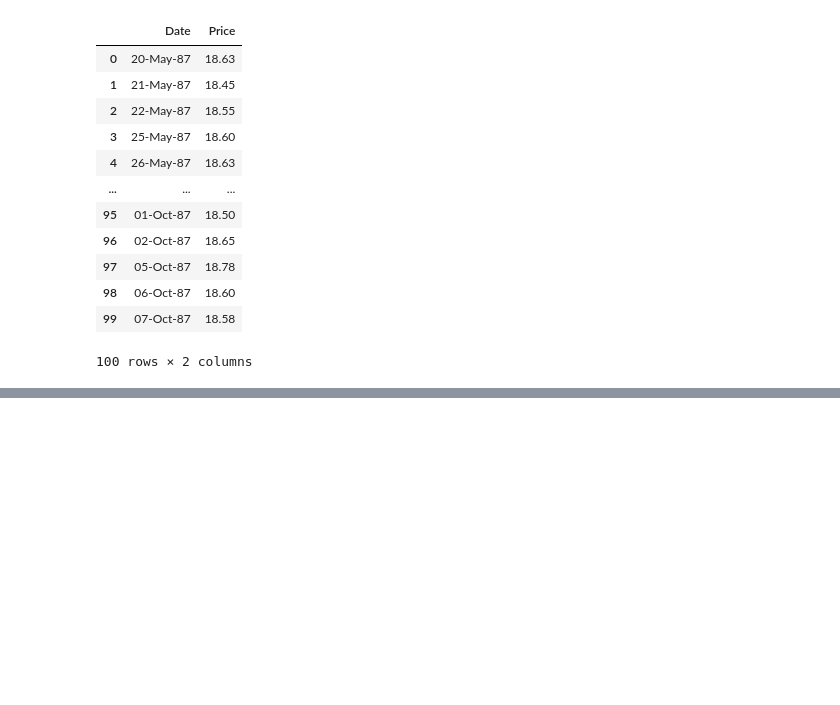
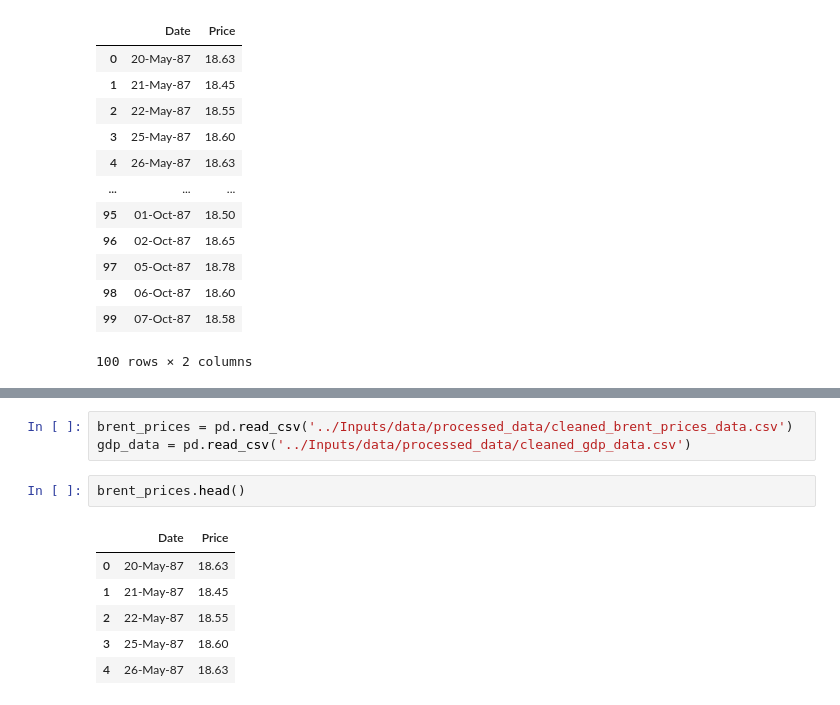
Before and after one commit to Yaadee/Oil_data_analysis, a Jupyter notebook: Notebook/EDA.ipynb, the cells around one changed output, grey strips where cells are left out. Saved outputs shown, nothing was run; the diff lists cells and outputs as text; blank space fills up the shorter version.

```diff
--- a/Notebook/EDA.ipynb
+++ b/Notebook/EDA.ipynb
@@ -19,0 +62,12 @@ data.head(100)
+# %%
+brent_prices = pd.read_csv('../Inputs/data/processed_data/cleaned_brent_prices_data.csv')
+gdp_data = pd.read_csv('../Inputs/data/processed_data/cleaned_gdp_data.csv')
+# %%
+brent_prices.head()
+# %% [output]
+|  | Date | Price |
+| 0 | 20-May-87 | 18.63 |
+| 1 | 21-May-87 | 18.45 |
+| 2 | 22-May-87 | 18.55 |
+| 3 | 25-May-87 | 18.60 |
+| 4 | 26-May-87 | 18.63 |
```
Also changed, not shown: parts of 3 cells of this notebook, 18 other files.
